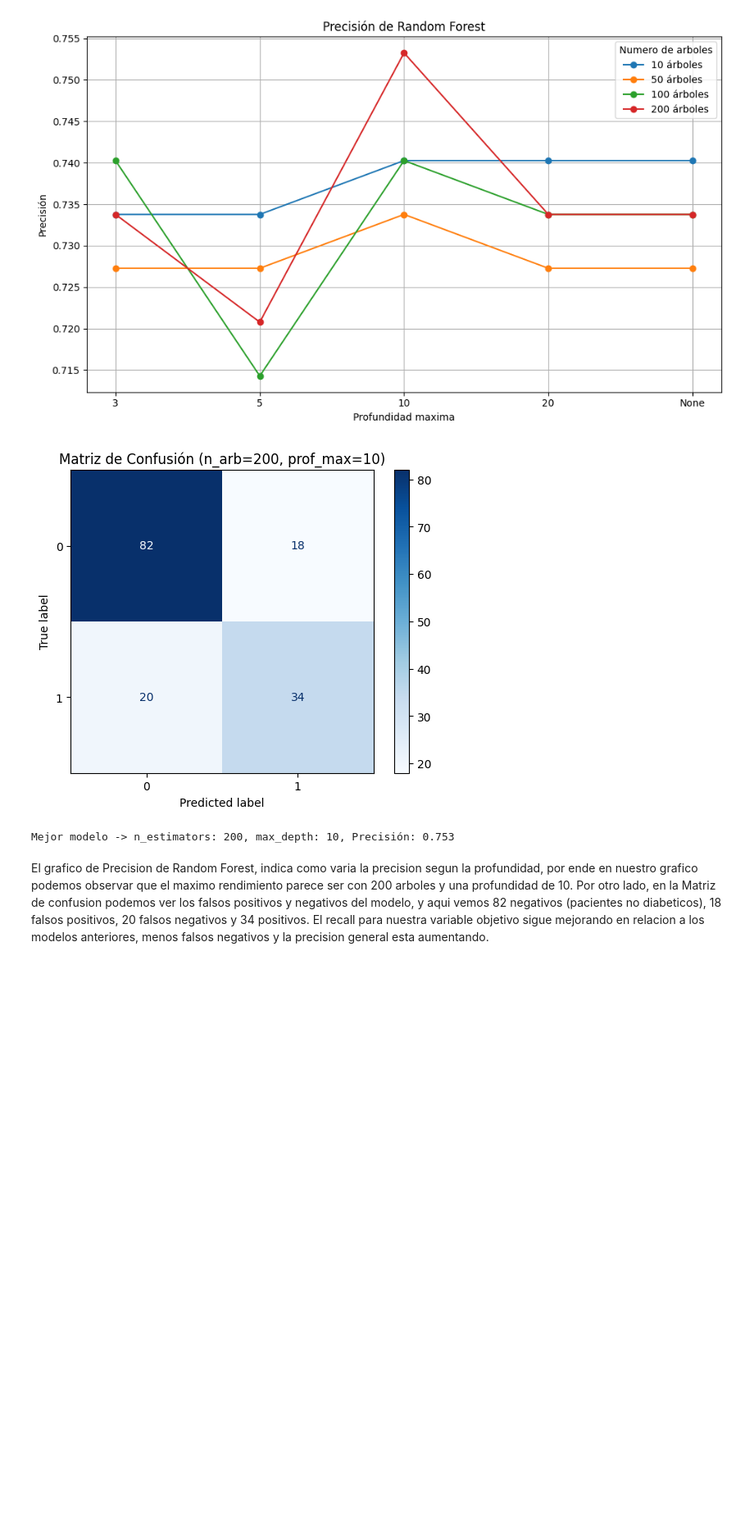
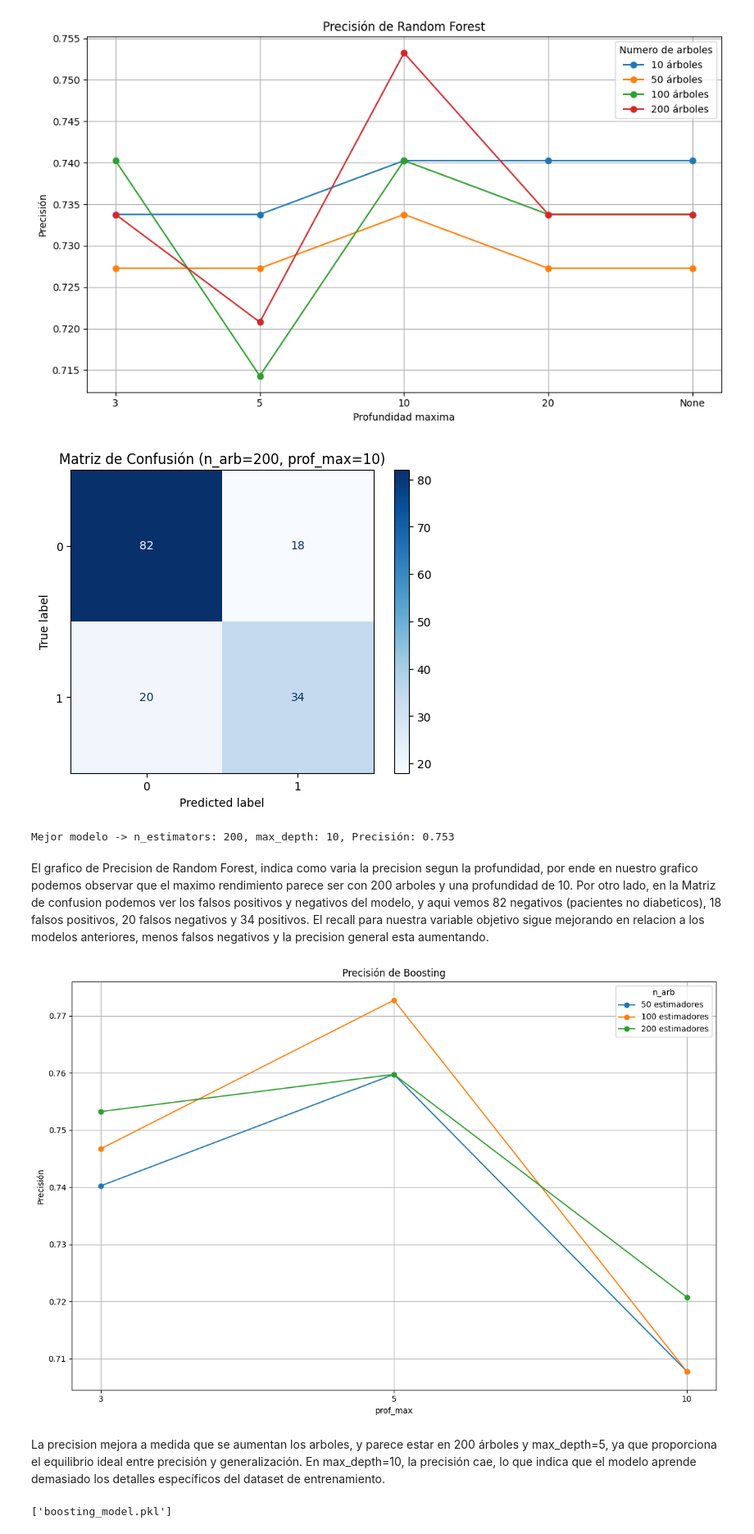
Before and after one commit to 4GeeksAcademy/Arbol2222, a Jupyter notebook: src/explore.ipynb, the cells around one changed output. Shown: that part at 82% size. Saved outputs shown, nothing was run; the diff lists cells and outputs as text; code cells hidden in the pictures; blank space fills up the shorter version.

Commit message:
boosting2

```diff
--- a/src/explore.ipynb
+++ b/src/explore.ipynb
@@ -348,3 +349,55 @@ Mejor modelo -> n_estimators: 200, max_depth: 10, Precisión: 0.753
 # %% [markdown]
 El grafico de Precision de Random Forest, indica como varia la precision segun la profundidad, por ende en nuestro grafico podemos observar que el maximo rendimiento parece ser con 200 arboles y una profundidad de 10. Por otro lado, en la Matriz de confusion podemos ver los falsos positivos y negativos del modelo, y aqui vemos 82 negativos (pacientes no diabeticos), 18 falsos positivos, 20 falsos negativos y 34 positivos.
 El recall para nuestra variable objetivo sigue mejorando en relacion a los modelos anteriores, menos falsos negativos y la precision general esta aumentando.
+# %%
+#Boosting Algoritmos
+
+from sklearn.ensemble import GradientBoostingClassifier
+
+n_arb = [50, 100, 200]
+learning_rate = [0.01, 0.05, 0.1]
+prof_max = [3, 5, 10]
+
+# Matriz
+boosting_alg = np.zeros((len(n_arb), len(learning_rate), len(prof_max)))
+
+# Evaluamos y entrenamos
+
+for i, n in enumerate(n_arb):
+    for j, lr in enumerate(learning_rate):
+        for k, d in enumerate(prof_max):
+            boosting_model = GradientBoostingClassifier(n_estimators=n, learning_rate=lr, max_depth=d, random_state=42)
+            boosting_model.fit(X_train_scaled, y_train)
+            y_pred = boosting_model.predict(X_test_scaled)
+            acc = accuracy_score(y_test, y_pred)
+            boosting_alg[i, j, k] = acc
+
+# Guardamos los resultados en un DataFrame, y ver cual
+# ofrece la mejor precision
+
+boosting_df = pd.DataFrame(boosting_alg.reshape(-1, 3), columns=["Precision", "Learning Rate", "Max Depth"])
+boosting_df.to_csv("resultados_boosting.csv")
+
+# Grafica de Precisión vs Learning Rate vs Max Depth
+fig, ax = plt.subplots(figsize=(12, 8))
+for i, n in enumerate(n_arb):
+    ax.plot([str(d) for d in prof_max], boosting_results[i, 1, :], marker='o', label=f'{n} estimadores')
+ax.set_title('Precisión de Boosting')
+ax.set_xlabel('prof_max')
+ax.set_ylabel('Precisión')
+ax.legend(title='n_arb')
+plt.grid(True)
+plt.tight_layout()
+plt.savefig("precision_boosting.png")
+plt.show()
+# %% [output]
+[figure, added]
+# %% [markdown]
+La precision mejora a medida que se aumentan los arboles, y parece estar en 200 árboles y max_depth=5, ya que proporciona el equilibrio ideal entre precisión y generalización. En max_depth=10, la precisión cae, lo que indica que el modelo aprende demasiado los detalles específicos del dataset de entrenamiento.
+# %%
+#Guardar el modelo
+best_model = GradientBoostingClassifier(n_estimators=100, learning_rate=0.05, max_depth=5, random_state=42)
+best_model.fit(X_train_scaled, y_train)
+joblib.dump(best_model, 'boosting_model.pkl')
+# %% [output]
+['boosting_model.pkl']
```
Also changed, not shown: parts of 4 cells of this notebook, 3 other files.
